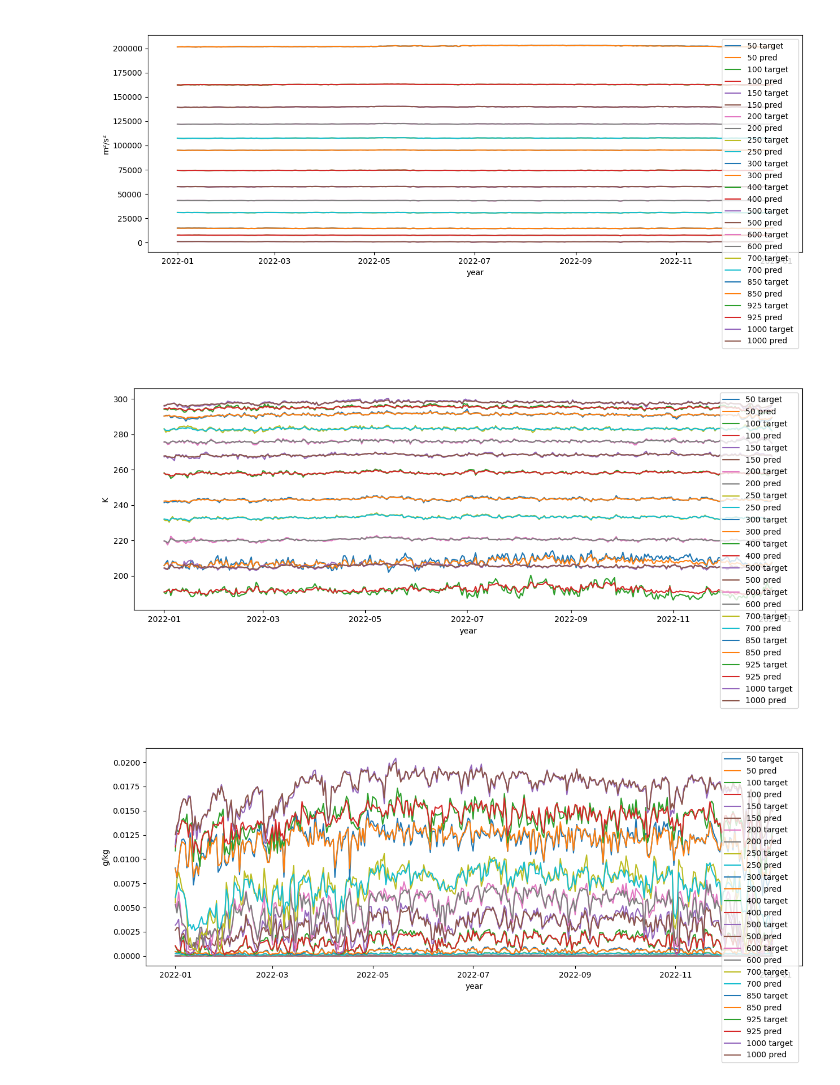
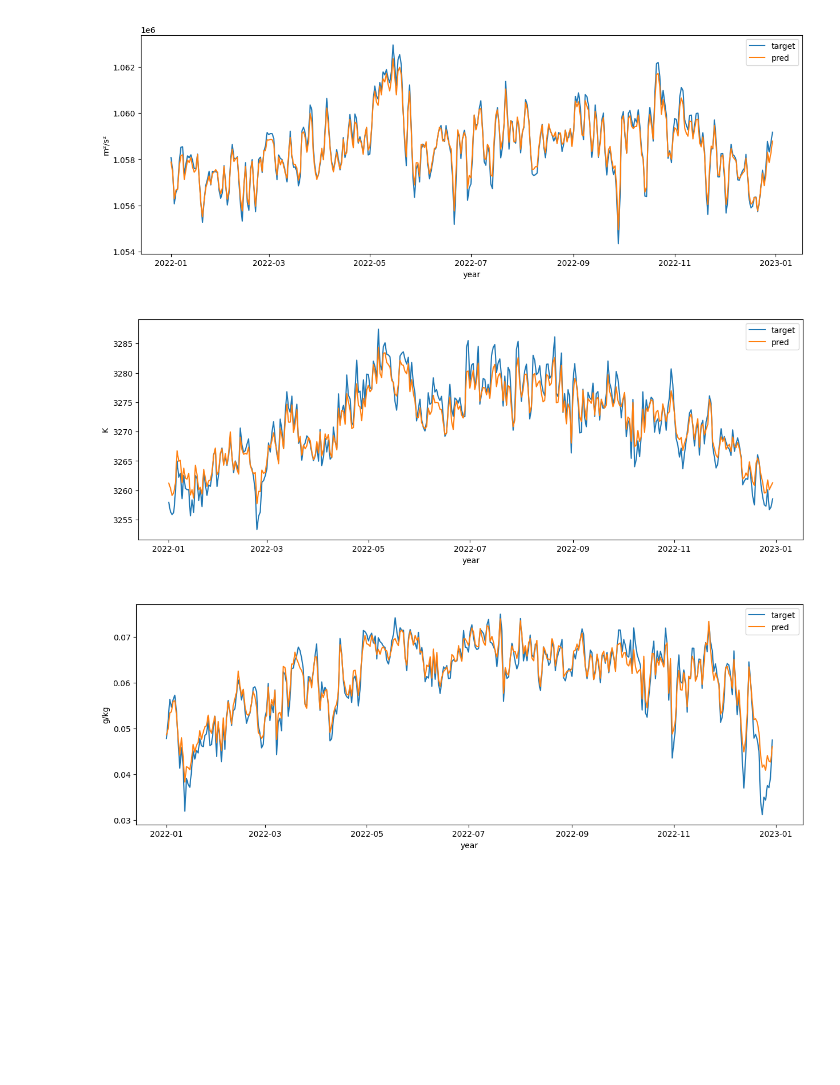
Before and after one commit to ToNguyenNgocNguyen/Weather_Forecast_in_HCM, a Jupyter notebook: prediction.ipynb, the cells around one changed output. Drawn from its saved outputs; the diff is of its cells as text; code cells hidden in the pictures; blank space fills up the shorter version.

Commit message:
new figure

```diff
--- a/prediction.ipynb
+++ b/prediction.ipynb
@@ -43,6 +43,8 @@ for var in surface_unit_dict:
     plt.figure(figsize=(15, 5))
     plt.plot(surface_df_pred[var], label='pred')
     plt.plot(surface_df_target[var], label='target')
+    plt.xlabel("year")
+    plt.ylabel(surface_unit_dict[var][1])
     # plt.title(f"{surface_unit_dict[var][0]} ({var}) evaluation")
     plt.title(" ")
     plt.legend()
@@ -79,25 +81,28 @@ upper_air_pred.index = upper_air_target.index
 # %%
 upper_air_dict = {"z": ["geopotential", "m²/s²"],
                   "t": ["tempurature", "K"],
                   "q": ["specific humidity", "g/kg"],
                   "u": ["u component of wind ", "m/s"],
                   "v": ["v component of wind", "m/s"]}
 
 # plot upper air variable change over time by calculate average monthly at different levels
 for var in list(upper_air_dict.keys()):
     plt.figure(figsize=(15, 5))
+    target = 0
+    pred = 0
     for lv in upper_air_target.index.levels[0]:
-        plt.plot(upper_air_target[upper_air_target.index.get_loc(lv)][var].droplevel(level=[0]), label=f'{lv} target ')
-        plt.plot(upper_air_pred[upper_air_pred.index.get_loc(lv)][var].droplevel(level=[0]), label=f'{lv} pred')
+        target += upper_air_target[upper_air_target.index.get_loc(lv)][var].droplevel(level=[0])
+        pred += upper_air_pred[upper_air_pred.index.get_loc(lv)][var].droplevel(level=[0])
 
-
+    plt.plot(target, label='target')
+    plt.plot(pred, label='pred')
     plt.xlabel("year")
     plt.ylabel(upper_air_dict[var][1])
     # plt.title(f'{upper_air_dict[var][0]} ({var}) evaluation')
     plt.title(' ')
     plt.legend()
     plt.savefig(f"evaluation_plot/{var}_evaluation")
 # %% [output]
-[figure, old version]
+[figure, new version]
-[figure, old version]
+[figure, new version]
-[figure, old version]
+[figure, new version]
```
Also changed, not shown: parts of 2 cells of this notebook, 9 other files.
